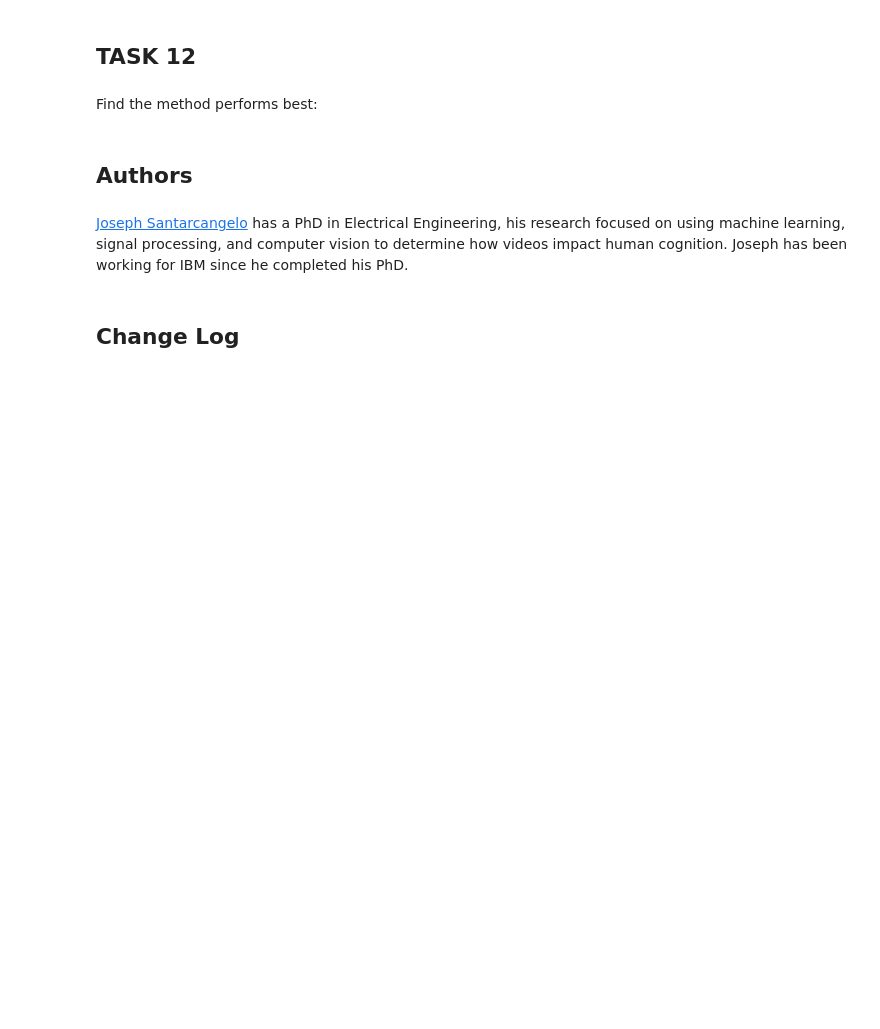
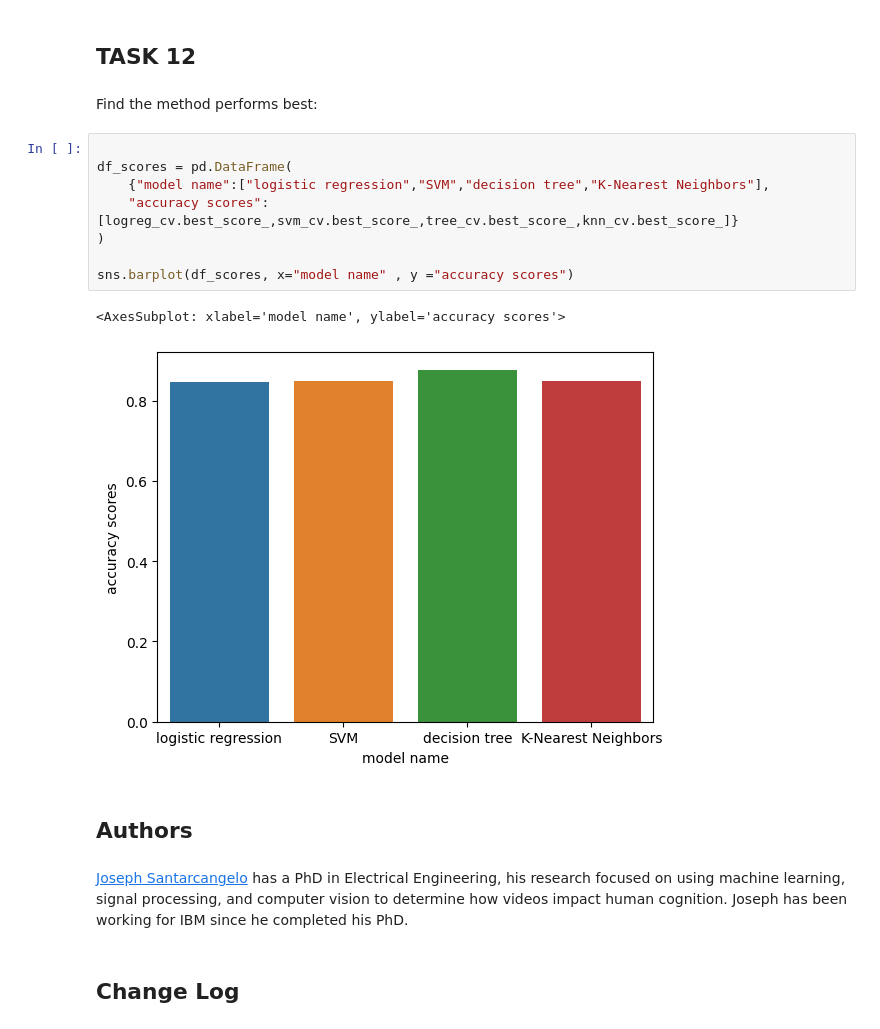
Before and after one commit to rahatchy/IBM-DS-capstone, a Jupyter notebook: notebook:SpaceX_Machine_Learning_Prediction_Part_5_O5zhiyIll.ipynb, the cells around one changed output. Drawn from its saved outputs; the diff is of its cells as text; blank space fills up the shorter version.

```diff
--- a/notebook:SpaceX_Machine_Learning_Prediction_Part_5_O5zhiyIll.ipynb
+++ b/notebook:SpaceX_Machine_Learning_Prediction_Part_5_O5zhiyIll.ipynb
@@ -350,6 +350,17 @@ plot_confusion_matrix(Y_test,yhat)
 ## TASK  12
 # %% [markdown]
 Find the method performs best:
+# %%
+
+df_scores = pd.DataFrame(
+    {"model name":["logistic regression","SVM","decision tree","K-Nearest Neighbors"],
+    "accuracy scores":[logreg_cv.best_score_,svm_cv.best_score_,tree_cv.best_score_,knn_cv.best_score_]}
+)
+
+sns.barplot(df_scores, x="model name" , y ="accuracy scores")
+# %% [output]
+<AxesSubplot: xlabel='model name', ylabel='accuracy scores'>
+[figure, added]
 # %% [markdown]
 ## Authors
 # %% [markdown]
```
Also changed, not shown: parts of 4 cells of this notebook, 6 other files.
